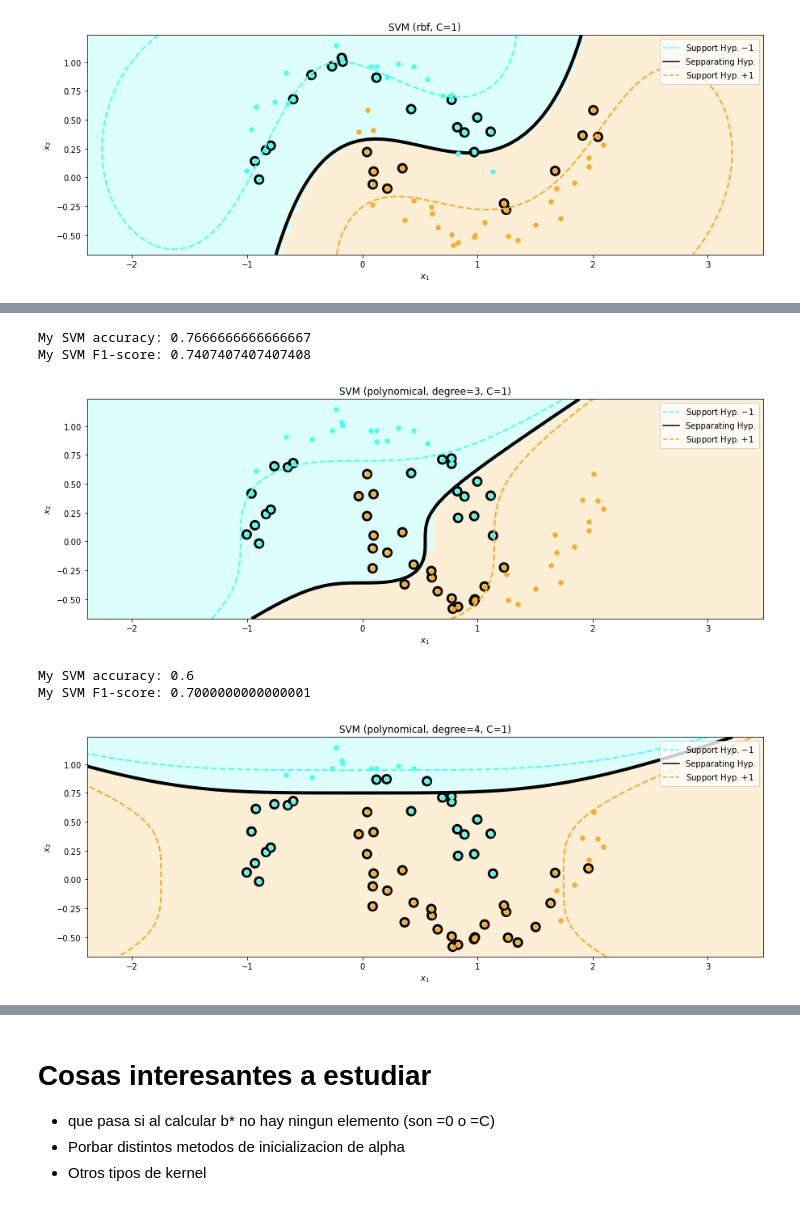
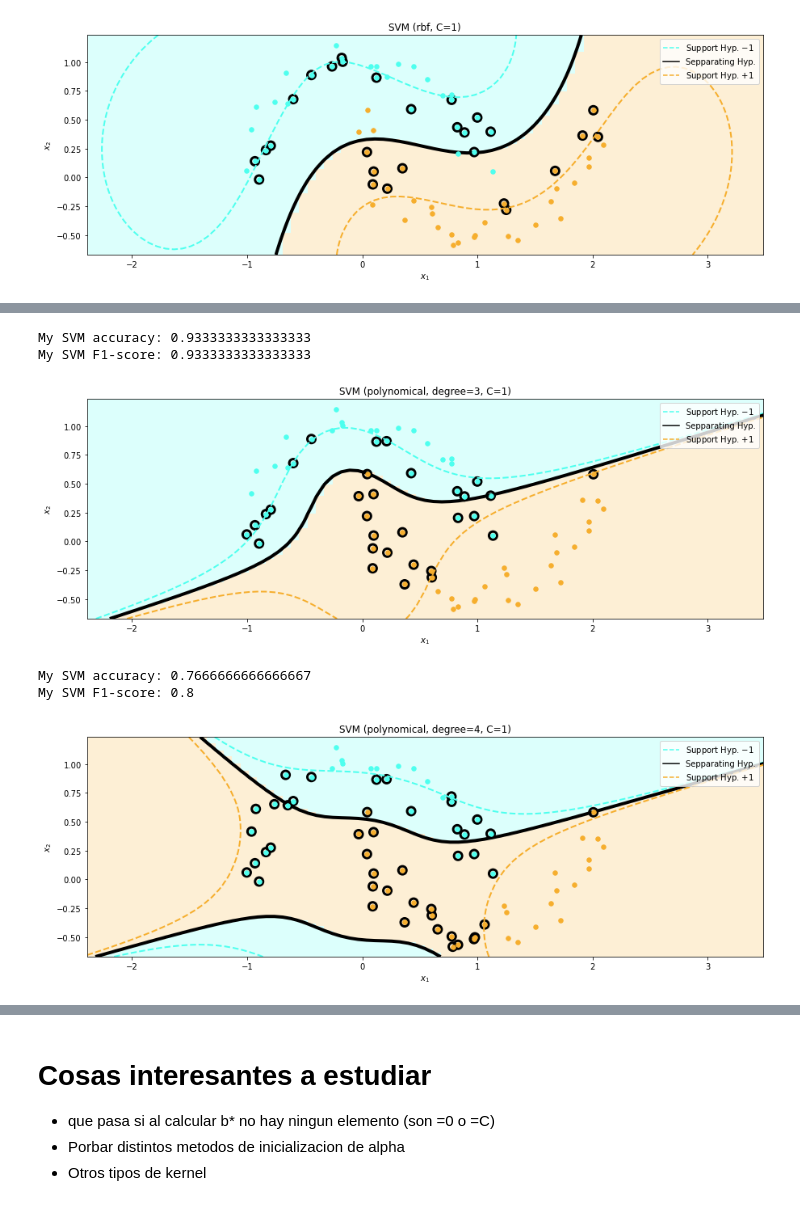
Before and after one commit to fjsaezm/mcd-maaa, a Jupyter notebook: P1/SMO.ipynb, the cells around one changed output, grey strips where cells are left out. Saved outputs shown, nothing was run; the diff lists cells and outputs as text; code cells hidden in the pictures.

```diff
--- a/P1/SMO.ipynb
+++ b/P1/SMO.ipynb
@@ -548,25 +574,23 @@ Points :
 # %%
-from math import sin
+def plot_polynomic_kernel(x_tr, y_tr, x_te, y_te, degree=3, C=1):
+    kernel = lambda X, Y: linear_kernel(X, Y)**degree
 
-def plot_polynomic_kernel(x_tr, y_tr, x_te, y_te, degree=3):
-    kernel = lambda X, Y: linear_kernel(X**degree, Y**degree)
-
-    model = MySVC(kernel=kernel)
+    model = MySVC(kernel=kernel, C=C)
     model.fit(x_tr, y_tr)
     y_predicted = model.predict(x_te)
 
     print('My SVM accuracy: {}'.format(accuracy_score(y_te, y_predicted)))
     print('My SVM F1-score: {} \n'.format(f1_score(y_te, y_predicted)))
     plot_svc(x_tr, y_tr, model)
-    plt.title('SVM (polynomical, degree={}, C=1)'.format(degree))
+    plt.title('SVM (polynomical, degree={}, C={})'.format(degree, C))
     plt.show()
 
-plot_polynomic_kernel(x_tr, y_tr, x_te, y_te, 3)
-plot_polynomic_kernel(x_tr, y_tr, x_te, y_te, 4)
+plot_polynomic_kernel(x_tr, y_tr, x_te, y_te, 3, C=1)
+plot_polynomic_kernel(x_tr, y_tr, x_te, y_te, 4, C=1)
 # %% [output]
-My SVM accuracy: 0.7666666666666667
-My SVM F1-score: 0.7407407407407408
+My SVM accuracy: 0.9333333333333333
+My SVM F1-score: 0.9333333333333333
-[figure, old version]
+[figure, new version]
-My SVM accuracy: 0.6
-My SVM F1-score: 0.7000000000000001
+My SVM accuracy: 0.7666666666666667
+My SVM F1-score: 0.8
-[figure, old version]
+[figure, new version]
```
Also changed, not shown: parts of 15 cells of this notebook.
